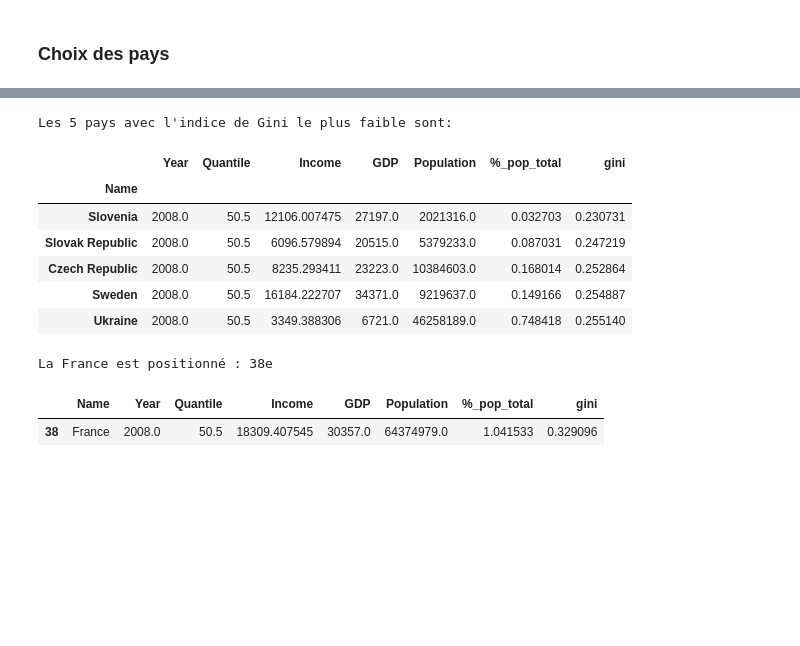
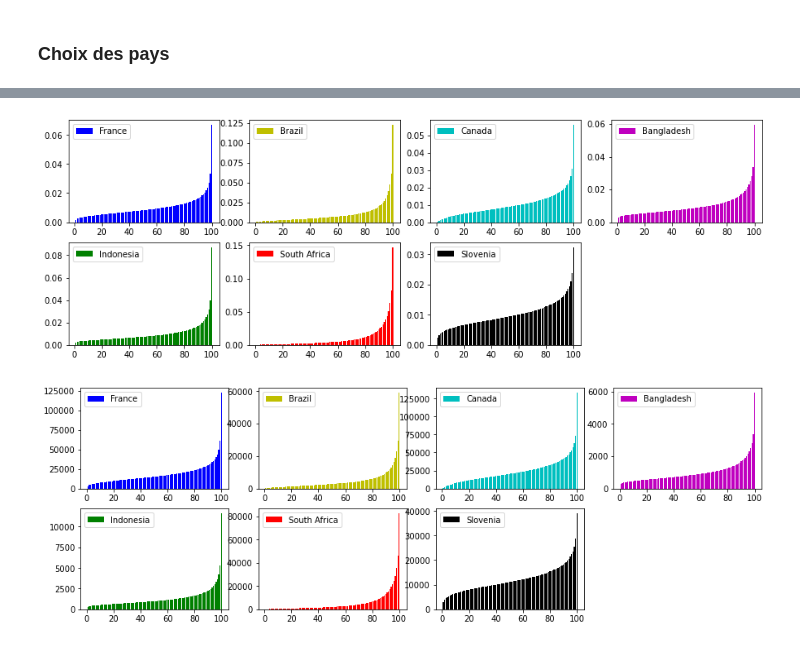
Before and after one commit to teilomillet/predictions_revenus, a Jupyter notebook: P07_01_Code.ipynb, the cells around one changed output, grey strips where cells are left out. Drawn from its saved outputs; the diff is of its cells as text; code cells hidden in the pictures; blank space fills up the shorter version.

```diff
--- a/P07_01_Code.ipynb
+++ b/P07_01_Code.ipynb
@@ -304,3 +279,12 @@ Montrez la diversité des pays en termes de distribution de revenus à l'aide d'
 - Représentez la courbe de Lorenz de chacun des pays choisis.
 - Pour chacun de ces pays, représentez l'évolution de l'indice de Gini au fil des ans.
 - Classez les pays par indice de Gini. Donnez la moyenne, les 5 pays ayant l'indice de Gini le plus élevé et les 5 pays ayant l'indice de Gini le plus faible. En quelle position se trouve la France ?
+# %%
+# Calcul du total des revenus ainsi que du ratio de chaque revenu comparé au total + ajout au dataframe.
+income_total = (data[['Country', 'Year', 'Income']].groupby(['Country', 'Year']).sum().reset_index())
+income_total.rename(columns={'Income':'income_total'}, inplace=True)
+
+data = data.merge(income_total, how='left', on=['Country', 'Year'])
+data['income_ratio'] = data.Income / data.income_total
+
+data.head()
@@ -306,0 +298,4 @@ Montrez la diversité des pays en termes de distribution de revenus à l'aide d'
+# %%
+# Mise en ordre des colonnes.
+data = data[['Name', 'Country', 'Year', 'GDP', 'Population', '%_pop_total', 'Quantile', 'Income', 'income_total', 'income_ratio' ]]
+data
@@ -478,20 +318,30 @@ Les 5 pays avec l'indice de Gini le plus élevé sont:
-# %%
-print("Les 5 pays avec l'indice de Gini le plus faible sont:")
-df.sort_values('gini', ascending=True).head(5)
-# %% [output]
-Les 5 pays avec l'indice de Gini le plus faible sont:
-|  | Year | Quantile | Income | GDP | Population | %_pop_total | gini |
-| Name |  |  |  |  |  |  |  |
-| Slovenia | 2008.0 | 50.5 | 12106.007475 | 27197.0 | 2021316.0 | 0.032703 | 0.230731 |
-| Slovak Republic | 2008.0 | 50.5 | 6096.579894 | 20515.0 | 5379233.0 | 0.087031 | 0.247219 |
-| Czech Republic | 2008.0 | 50.5 | 8235.293411 | 23223.0 | 10384603.0 | 0.168014 | 0.252864 |
-| Sweden | 2008.0 | 50.5 | 16184.222707 | 34371.0 | 9219637.0 | 0.149166 | 0.254887 |
-| Ukraine | 2008.0 | 50.5 | 3349.388306 | 6721.0 | 46258189.0 | 0.748418 | 0.255140 |
-# %%
-df = df.sort_values('gini', ascending=True).reset_index()
-print("La France est positionné : 38e")
-df.loc[df['Name'] == 'France']
-# %% [output]
-La France est positionné : 38e
-|  | Name | Year | Quantile | Income | GDP | Population | %_pop_total | gini |
-| 38 | France | 2008.0 | 50.5 | 18309.407545 | 30357.0 | 64374979.0 | 1.041533 | 0.329096 |
+# %%
+countries = ['FRA', 'BRA', 'CAN', 'BGD', 'IDN', 'ZAF', 'SVN']
+colors = ['b','y','c','m','g','r', 'k']
+# %%
+fig = plt.figure(figsize=(15,5))
+
+# Visualisation de la diversités des revenus par rapport au total par quantiles.
+for i,x in enumerate(countries):
+    df = data[data.Country == x]
+    the_country = df['Name'].iloc[0]
+    ax = plt.subplot(2,4,i+1,)
+    plt.bar(df['Quantile'], df['income_ratio'], label=the_country, zorder=2, color=colors[i])
+    plt.legend()
+
+plt.show()
+# %% [output]
+[figure, added]
+# %%
+fig = plt.figure(figsize=(15,5))
+
+# Visualisation de la diversités des revenus par quantiles.
+for i,x in enumerate(countries):
+    df = data[data.Country == x]
+    the_country = df['Name'].iloc[0]
+    ax = plt.subplot(2,4,i+1)
+    plt.bar(df['Quantile'], df['Income'], label=the_country, color=colors[i])
+    plt.legend()
+plt.show()
+# %% [output]
+[figure, added]
```
Also changed, not shown: parts of 49 cells of this notebook, 3 other files.
